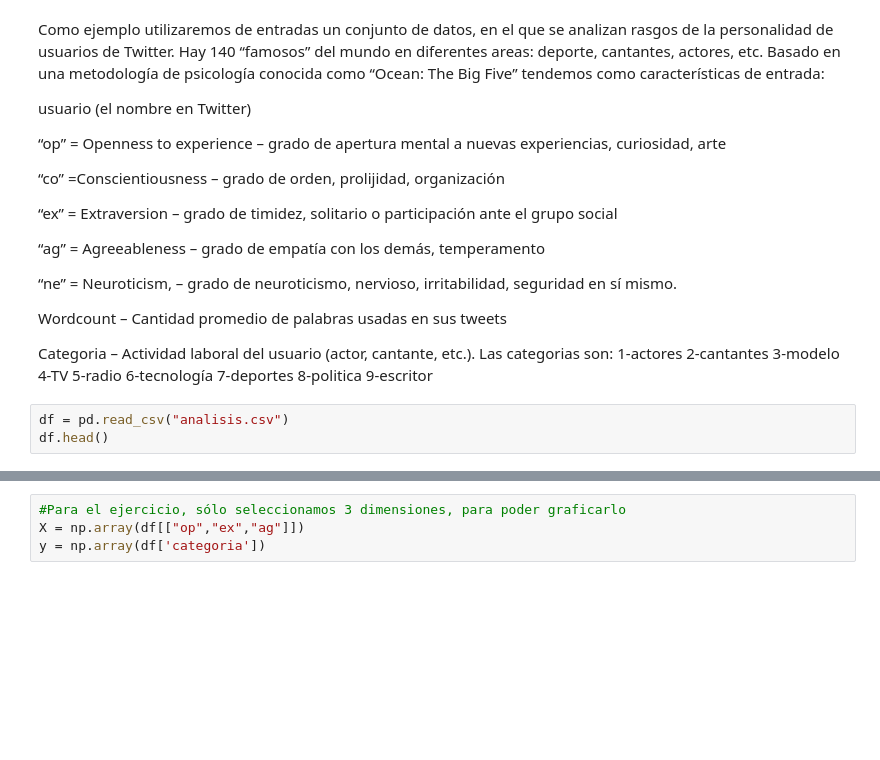
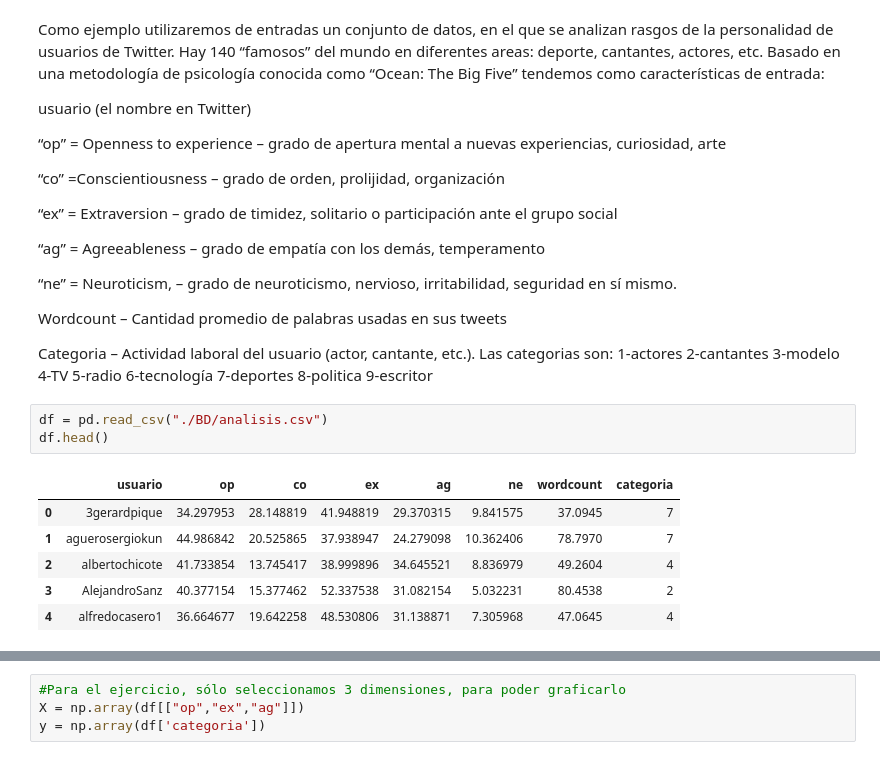
Before and after one commit to KevinJp21/PreProcesamiento-Python, a Jupyter notebook: Clustering.ipynb, the cells around one changed output, grey strips where cells are left out. Cells and saved outputs as stored; diff of their text form; blank space fills up the shorter version.

```diff
--- a/Clustering.ipynb
+++ b/Clustering.ipynb
@@ -39,7 +39,14 @@ Wordcount – Cantidad promedio de palabras usadas en sus tweets
 
 Categoria – Actividad laboral del usuario (actor, cantante, etc.). Las categorias son: 1-actores 2-cantantes 3-modelo 4-TV 5-radio 6-tecnología 7-deportes 8-politica 9-escritor
 # %%
-df = pd.read_csv("analisis.csv")
+df = pd.read_csv("./BD/analisis.csv")
 df.head()
+# %% [output]
+|  | usuario | op | co | ex | ag | ne | wordcount | categoria |
+| 0 | 3gerardpique | 34.297953 | 28.148819 | 41.948819 | 29.370315 | 9.841575 | 37.0945 | 7 |
+| 1 | aguerosergiokun | 44.986842 | 20.525865 | 37.938947 | 24.279098 | 10.362406 | 78.7970 | 7 |
+| 2 | albertochicote | 41.733854 | 13.745417 | 38.999896 | 34.645521 | 8.836979 | 49.2604 | 4 |
+| 3 | AlejandroSanz | 40.377154 | 15.377462 | 52.337538 | 31.082154 | 5.032231 | 80.4538 | 2 |
+| 4 | alfredocasero1 | 36.664677 | 19.642258 | 48.530806 | 31.138871 | 7.305968 | 47.0645 | 4 |
 # %%
 df.describe()
```
Also changed, not shown: parts of 14 cells of this notebook, 1 other file.
